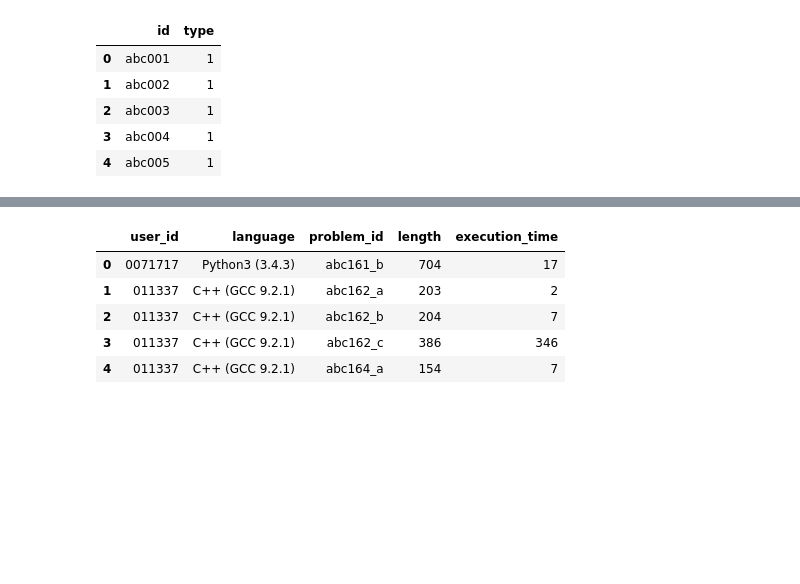
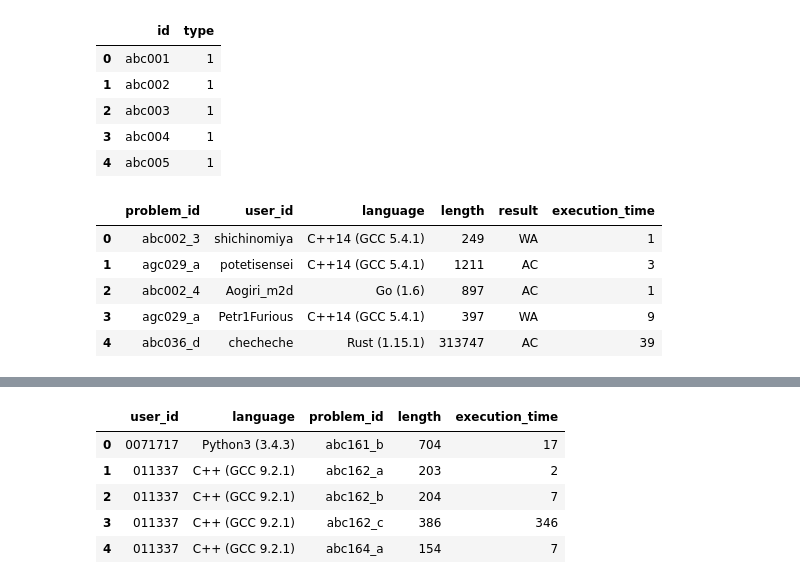
Before and after one commit to parsely1231/AtCoderCodeEvaluate, a Jupyter notebook: backend/analysis/submission_analysis.ipynb, the cells around one changed output, grey strips where cells are left out. Drawn from its saved outputs; the diff is of its cells as text; code cells hidden in the pictures; blank space fills up the shorter version.

```diff
--- a/backend/analysis/submission_analysis.ipynb
+++ b/backend/analysis/submission_analysis.ipynb
@@ -49,3 +51,12 @@ need_columns = ['user_id', 'problem_id', 'language', 'execution_time', 'length',
 data = pd.read_csv('./submissions.csv', usecols=need_columns)
 data = data.dropna()
 data = data.astype({'execution_time': 'int32'})
+# %%
+data.head()
+# %% [output]
+|  | problem_id | user_id | language | length | result | execution_time |
+| 0 | abc002_3 | shichinomiya | C++14 (GCC 5.4.1) | 249 | WA | 1 |
+| 1 | agc029_a | potetisensei | C++14 (GCC 5.4.1) | 1211 | AC | 3 |
+| 2 | abc002_4 | Aogiri_m2d | Go (1.6) | 897 | AC | 1 |
+| 3 | agc029_a | Petr1Furious | C++14 (GCC 5.4.1) | 397 | WA | 9 |
+| 4 | abc036_d | checheche | Rust (1.15.1) | 313747 | AC | 39 |
```
Also changed, not shown: parts of 21 cells of this notebook, 1 other file.
